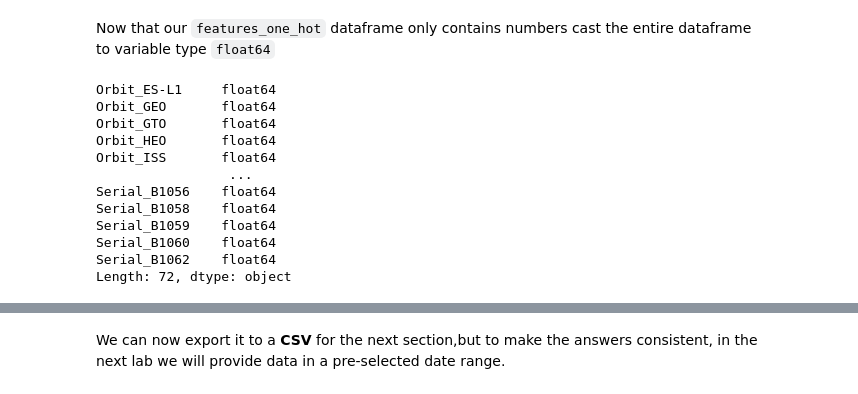
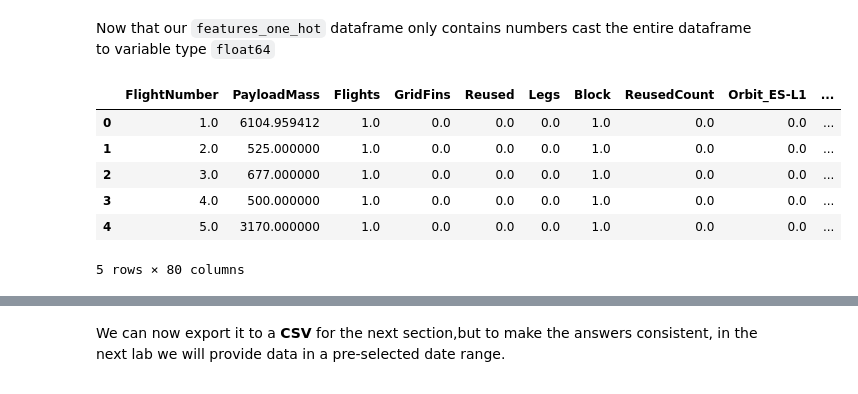
Before and after one commit to smbauer/ibm_ds_capstone, a Jupyter notebook: EDA with Visualization.ipynb, the cells around one changed output, grey strips where cells are left out. Cells and saved outputs as stored; diff of their text form; code cells hidden in the pictures.

```diff
--- a/EDA with Visualization.ipynb
+++ b/EDA with Visualization.ipynb
@@ -295,17 +295,12 @@ Now that our <code>features_one_hot</code> dataframe only contains numbers cast
 # %%
 # HINT: use astype function
 features_one_hot = features_one_hot.astype('float64')
-features_one_hot.dtypes
+features_one_hot.head()
 # %% [output]
+|  | FlightNumber | PayloadMass | Flights | GridFins | Reused | Legs | Block | ReusedCount | Orbit_ES-L1 | ... |
+| 0 | 1.0 | 6104.959412 | 1.0 | 0.0 | 0.0 | 0.0 | 1.0 | 0.0 | 0.0 | ... |
+| 1 | 2.0 | 525.000000 | 1.0 | 0.0 | 0.0 | 0.0 | 1.0 | 0.0 | 0.0 | ... |
+| 2 | 3.0 | 677.000000 | 1.0 | 0.0 | 0.0 | 0.0 | 1.0 | 0.0 | 0.0 | ... |
+| 3 | 4.0 | 500.000000 | 1.0 | 0.0 | 0.0 | 0.0 | 1.0 | 0.0 | 0.0 | ... |
+| 4 | 5.0 | 3170.000000 | 1.0 | 0.0 | 0.0 | 0.0 | 1.0 | 0.0 | 0.0 | ... |
-Orbit_ES-L1     float64
-Orbit_GEO       float64
-Orbit_GTO       float64
-Orbit_HEO       float64
-Orbit_ISS       float64
-                 ...
-Serial_B1056    float64
-Serial_B1058    float64
-Serial_B1059    float64
-Serial_B1060    float64
-Serial_B1062    float64
-Length: 72, dtype: object
+5 rows × 80 columns
```
Also changed, not shown: parts of 2 cells of this notebook.
